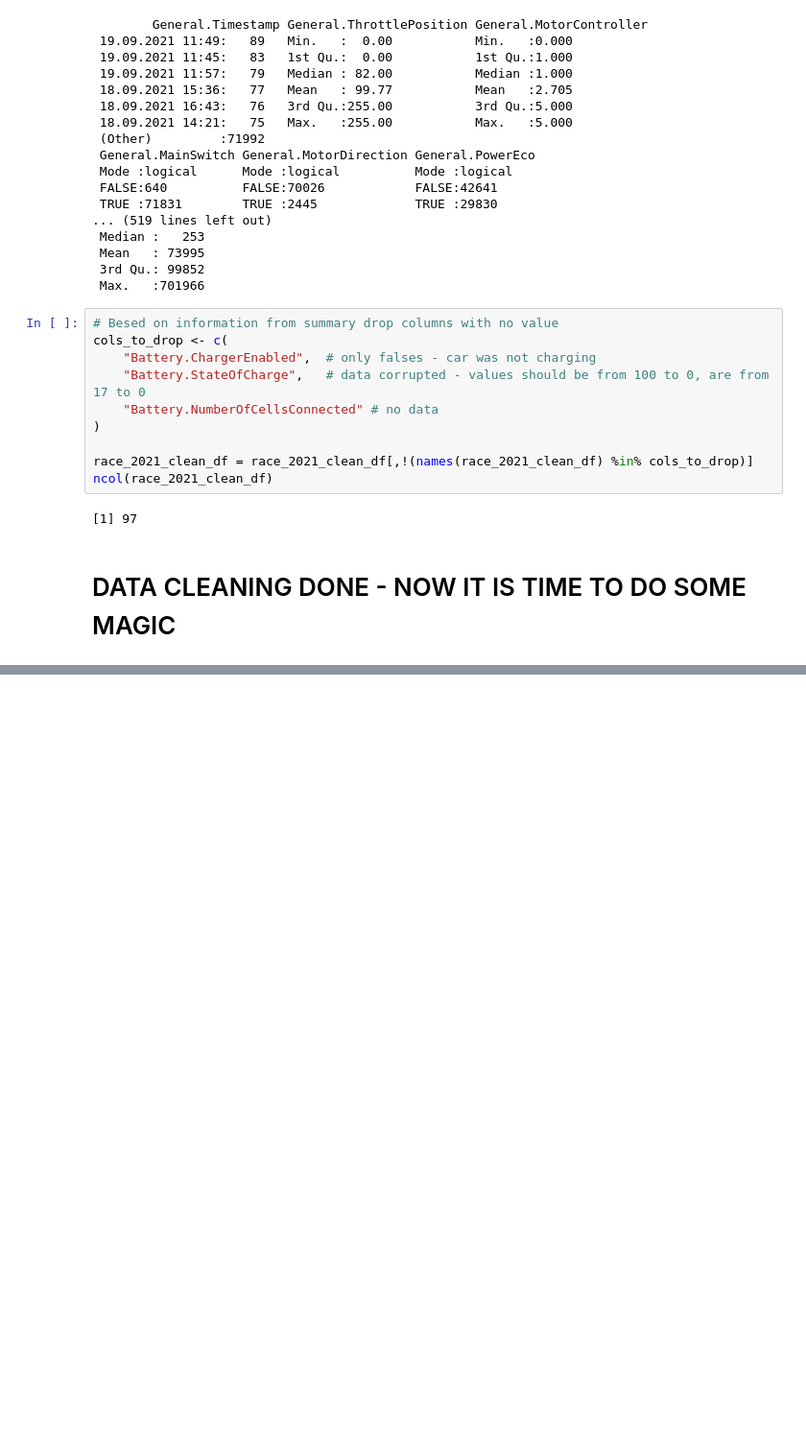
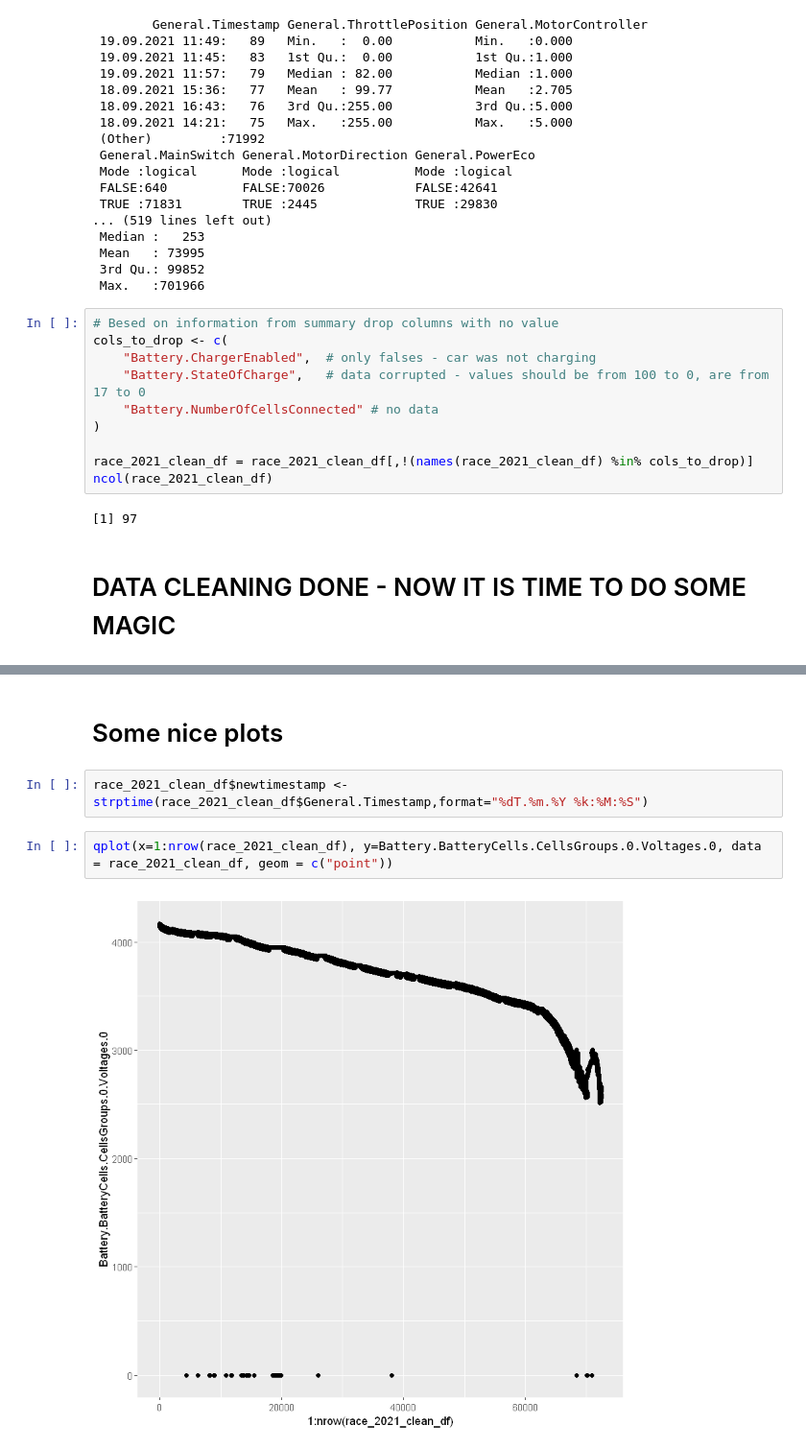
Before and after one commit to adamKuzanski/DATA_SCIENCE_PROJECT, a Jupyter notebook: EagleTwoDataAnalysis.ipynb, the cells around one changed output, grey strips where cells are left out. Shown at 96% size. Cells and saved outputs as stored; diff of their text form; blank space fills up the shorter version.

Commit message:
Add some plots

```diff
--- a/EagleTwoDataAnalysis.ipynb
+++ b/EagleTwoDataAnalysis.ipynb
@@ -241,0 +277,8 @@ ncol(race_2021_clean_df)
+# %% [markdown]
+# Some nice plots
+# %%
+race_2021_clean_df$newtimestamp <- strptime(race_2021_clean_df$General.Timestamp,format="%dT.%m.%Y %k:%M:%S")
+# %%
+qplot(x=1:nrow(race_2021_clean_df), y=Battery.BatteryCells.CellsGroups.0.Voltages.0, data = race_2021_clean_df, geom = c("point"))
+# %% [output]
+[figure, added]
```
Also changed, not shown: parts of 9 cells of this notebook.
